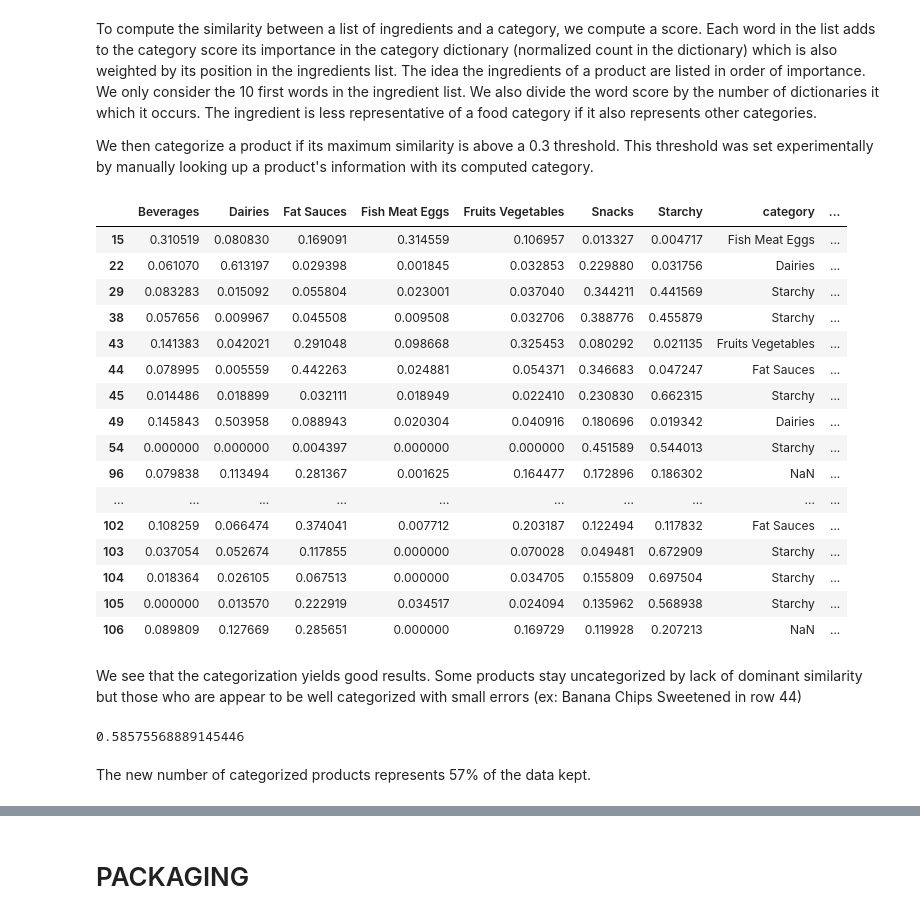
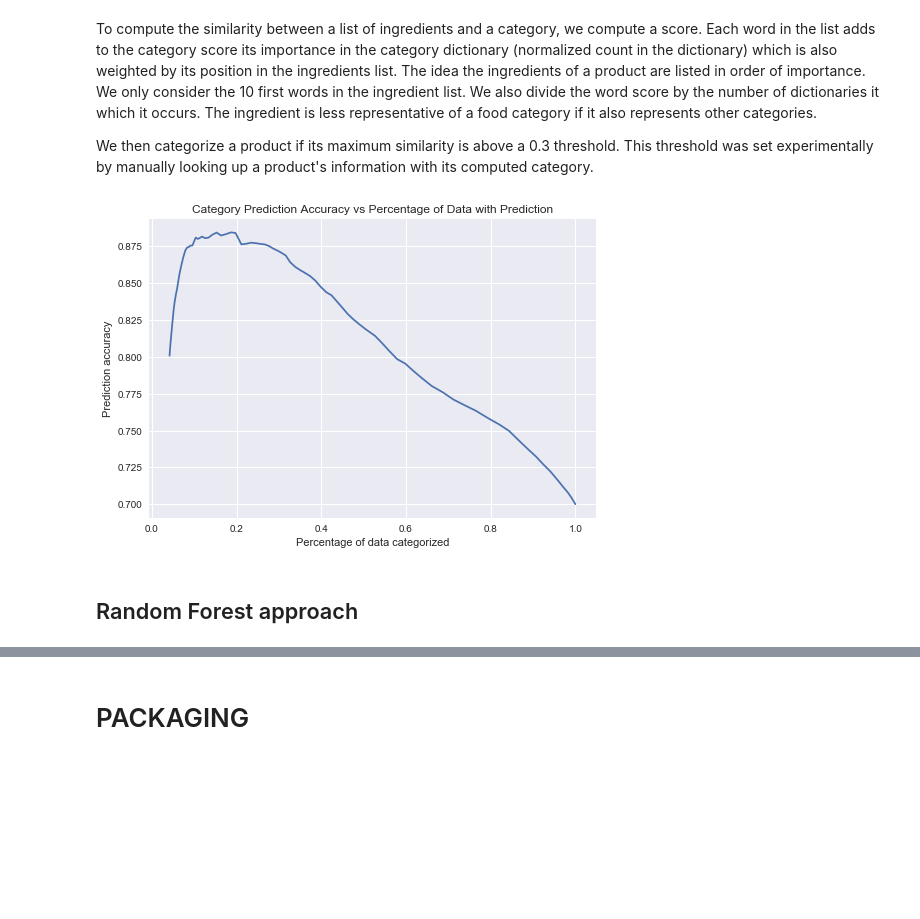
Before and after one commit to romi514/ProjectADA, a Jupyter notebook: exploration/columns_exploration.ipynb, the cells around one changed output, grey strips where cells are left out. Drawn from its saved outputs; the diff is of its cells as text; code cells hidden in the pictures; blank space fills up the shorter version.

```diff
--- a/exploration/columns_exploration.ipynb
+++ b/exploration/columns_exploration.ipynb
@@ -302,4 +305,2 @@ plt.show()
 # %% [markdown]
 We see that the dictionaries are rather distinct. The 'Composite' category shares words with other categories since it groups products from different food categories. We decide to drop 'Composite' for further categorization as it is too subjective to associate multiple categories to products with only the list of ingredients. We obtain more accurate results by associating only one category to products if the similarity is above an experimentally-set threshold.
-# %%
-category_words = category_words.drop("Composite")
@@ -320,11 +309,7 @@ To compute the similarity between a list of ingredients and a category, we compu
 
 We then categorize a product if its maximum similarity is above a 0.3 threshold. This threshold was set experimentally by manually looking up a product's information with its computed category.
 # %%
-intersections = dict();
-for col in category_words.index.values:
-    for word in set(category_words[col]):
-        intersections[word] = intersections.get(word,0)+1
-
+# Using similarities to category dictionaries
 
 def similarity_dic(ingredients):
     dic = {}
@@ -332,49 +317,34 @@ def similarity_dic(ingredients):
     for cat in category_words.index.values:
         score = 0
         for idx,word in enumerate(ingredients[:n]):
-            score += category_words[cat].get(word,0)*(n-idx)/intersections.get(word,1)
+            score += category_words[cat].get(word,0)*(n-idx)/ingredientDict.get(word,1)
         dic[cat] = score
     total = sum(dic.values())
     if (total != 0) :
         dic = {k: v / total for k, v in dic.items()}
     return dic
-
-similarities = unclassified_data.loc[~unclassified_data.ingredients_text.isnull(),"ingredients_text"] \
-            .apply(similarity_dic).apply(pd.Series)
-
-# We remove products that have no similarities
-similarities = similarities[(similarities.T != 0).any()]
-
-similarities["category"] = similarities.loc[similarities.max(axis=1)>0.3].idxmax(axis=1)
-
-# List some results with product_names
-pd.concat([similarities,data.loc[similarities.index,"product_name"]], axis=1).head(20)
-# %% [output]
-|  | Beverages | Dairies | Fat Sauces | Fish Meat Eggs | Fruits Vegetables | Snacks | Starchy | category | ... |
-| 15 | 0.310519 | 0.080830 | 0.169091 | 0.314559 | 0.106957 | 0.013327 | 0.004717 | Fish Meat Eggs | ... |
-| 22 | 0.061070 | 0.613197 | 0.029398 | 0.001845 | 0.032853 | 0.229880 | 0.031756 | Dairies | ... |
-| 29 | 0.083283 | 0.015092 | 0.055804 | 0.023001 | 0.037040 | 0.344211 | 0.441569 | Starchy | ... |
-| 38 | 0.057656 | 0.009967 | 0.045508 | 0.009508 | 0.032706 | 0.388776 | 0.455879 | Starchy | ... |
-| 43 | 0.141383 | 0.042021 | 0.291048 | 0.098668 | 0.325453 | 0.080292 | 0.021135 | Fruits Vegetables | ... |
-| 44 | 0.078995 | 0.005559 | 0.442263 | 0.024881 | 0.054371 | 0.346683 | 0.047247 | Fat Sauces | ... |
-| 45 | 0.014486 | 0.018899 | 0.032111 | 0.018949 | 0.022410 | 0.230830 | 0.662315 | Starchy | ... |
-| 49 | 0.145843 | 0.503958 | 0.088943 | 0.020304 | 0.040916 | 0.180696 | 0.019342 | Dairies | ... |
-| 54 | 0.000000 | 0.000000 | 0.004397 | 0.000000 | 0.000000 | 0.451589 | 0.544013 | Starchy | ... |
-| 96 | 0.079838 | 0.113494 | 0.281367 | 0.001625 | 0.164477 | 0.172896 | 0.186302 | NaN | ... |
-| ... | ... | ... | ... | ... | ... | ... | ... | ... | ... |
-| 102 | 0.108259 | 0.066474 | 0.374041 | 0.007712 | 0.203187 | 0.122494 | 0.117832 | Fat Sauces | ... |
-| 103 | 0.037054 | 0.052674 | 0.117855 | 0.000000 | 0.070028 | 0.049481 | 0.672909 | Starchy | ... |
-| 104 | 0.018364 | 0.026105 | 0.067513 | 0.000000 | 0.034705 | 0.155809 | 0.697504 | Starchy | ... |
-| 105 | 0.000000 | 0.013570 | 0.222919 | 0.034517 | 0.024094 | 0.135962 | 0.568938 | Starchy | ... |
-| 106 | 0.089809 | 0.127669 | 0.285651 | 0.000000 | 0.169729 | 0.119928 | 0.207213 | NaN | ... |
-# %% [markdown]
-We see that the categorization yields good results. Some products stay uncategorized by lack of dominant similarity but those who are appear to be well categorized with small errors (ex: Banana Chips Sweetened in row 44)
-# %%
-# We assign the new categroy values to those with missing categories
-data.loc[data.food_category.isnull(),"food_category"] = similarities["category"]
-
-sum(data["food_category"].value_counts())/len(data)
-# %% [output]
-0.58575568889145446
-# %% [markdown]
-The new number of categorized products represents 57% of the data kept.
+# %%
+thresholds = np.arange(0,1,0.01)
+accuracies = []
+percKept = []
+
+test_similarities = classified_data.loc[~classified_data.ingredients_text.isnull(),"ingredients_text"] \
+            .apply(similarity_dic).apply(pd.Series)
+
+test_similarities = test_similarities[(test_similarities.T != 0).any()]
+
+for t in thresholds:
+    results = test_similarities.loc[test_similarities.max(axis=1)>t].idxmax(axis=1)
+    accuracies.append(sum(classified_data.loc[results.index,"food_category"] == results)/len(results))
+    percKept.append(len(results)/len(test_similarities))
+
+plt.plot(percKept,accuracies)
+
+plt.title("Category Prediction Accuracy vs Percentage of Data with Prediction")
+plt.xlabel("Percentage of data categorized")
+plt.ylabel("Prediction accuracy")
+plt.show()
+# %% [output]
+[figure, added]
+# %% [markdown]
+## Random Forest approach
```
Also changed, not shown: parts of 31 cells of this notebook.
